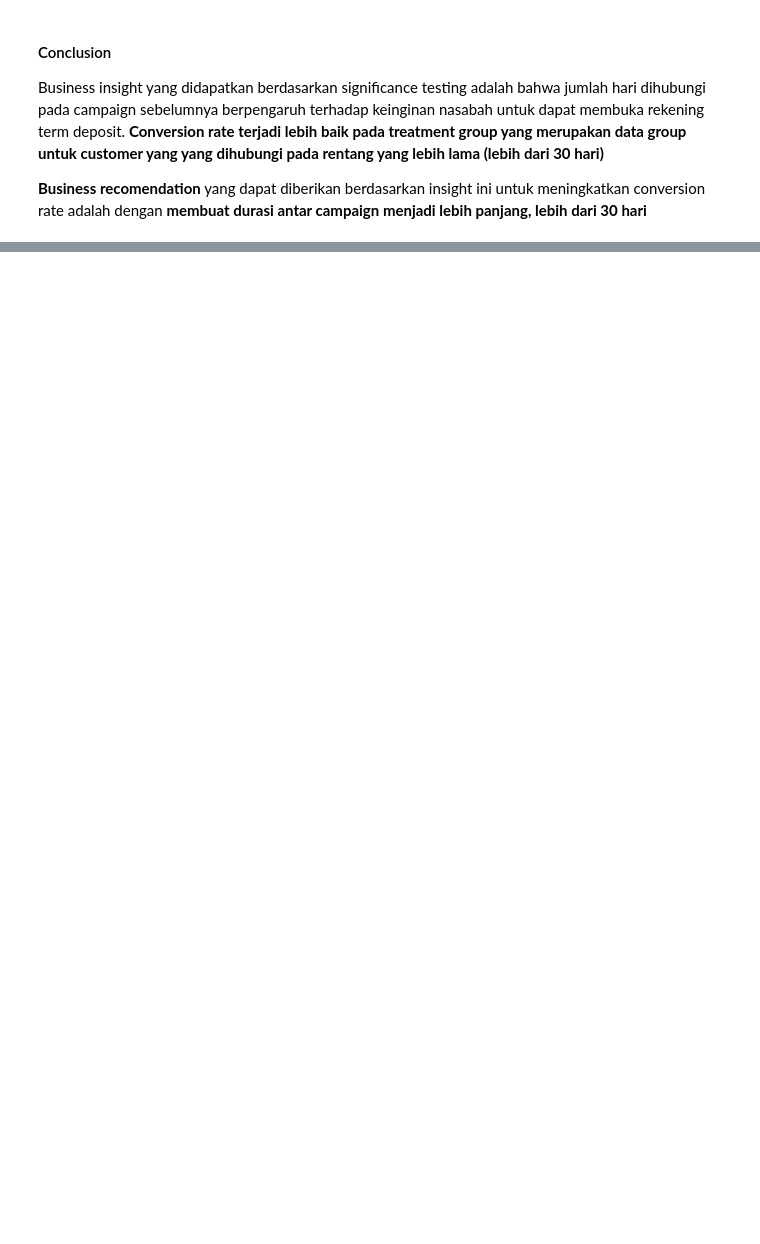
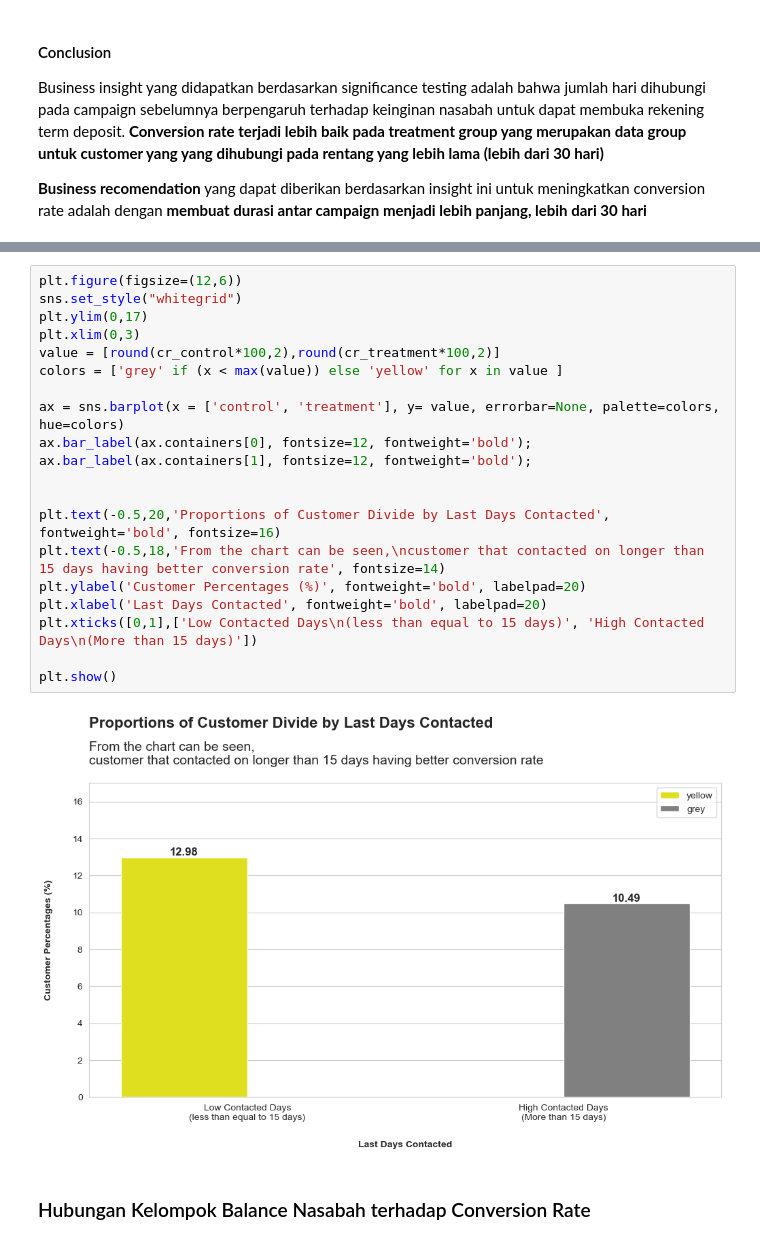
Before and after one commit to bagusatya08/Term-Deposit-Potential-Customer-Prediction, a Jupyter notebook: stage-1/eda-insight-visualization.ipynb, the cells around one changed output, grey strips where cells are left out. Drawn from its saved outputs; the diff is of its cells as text; blank space fills up the shorter version.

```diff
--- a/stage-1/eda-insight-visualization.ipynb
+++ b/stage-1/eda-insight-visualization.ipynb
@@ -804,0 +833,24 @@ plt.show()
+# %%
+plt.figure(figsize=(12,6))
+sns.set_style("whitegrid")
+plt.ylim(0,17)
+plt.xlim(0,3)
+value = [round(cr_control*100,2),round(cr_treatment*100,2)]
+colors = ['grey' if (x < max(value)) else 'yellow' for x in value ]
+
+ax = sns.barplot(x = ['control', 'treatment'], y= value, errorbar=None, palette=colors, hue=colors)
+ax.bar_label(ax.containers[0], fontsize=12, fontweight='bold');
+ax.bar_label(ax.containers[1], fontsize=12, fontweight='bold');
+
+
+plt.text(-0.5,20,'Proportions of Customer Divide by Last Days Contacted', fontweight='bold', fontsize=16)
+plt.text(-0.5,18,'From the chart can be seen,\ncustomer that contacted on longer than 15 days having better conversion rate', fontsize=14)
+plt.ylabel('Customer Percentages (%)', fontweight='bold', labelpad=20)
+plt.xlabel('Last Days Contacted', fontweight='bold', labelpad=20)
+plt.xticks([0,1],['Low Contacted Days\n(less than equal to 15 days)', 'High Contacted Days\n(More than 15 days)'])
+
+plt.show()
+# %% [output]
+[figure, added]
+# %% [markdown]
+### Hubungan Kelompok Balance Nasabah terhadap Conversion Rate
```
Also changed, not shown: parts of 92 cells of this notebook.
